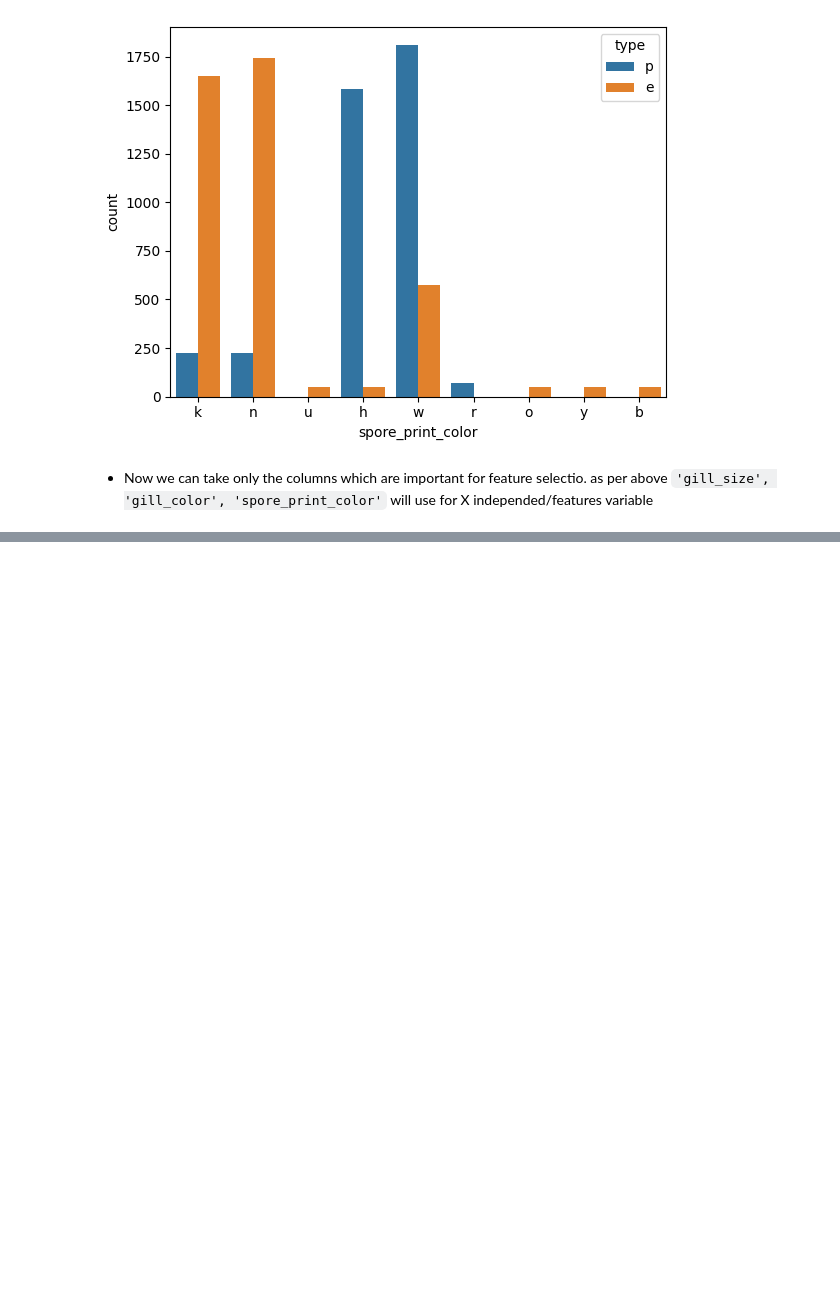
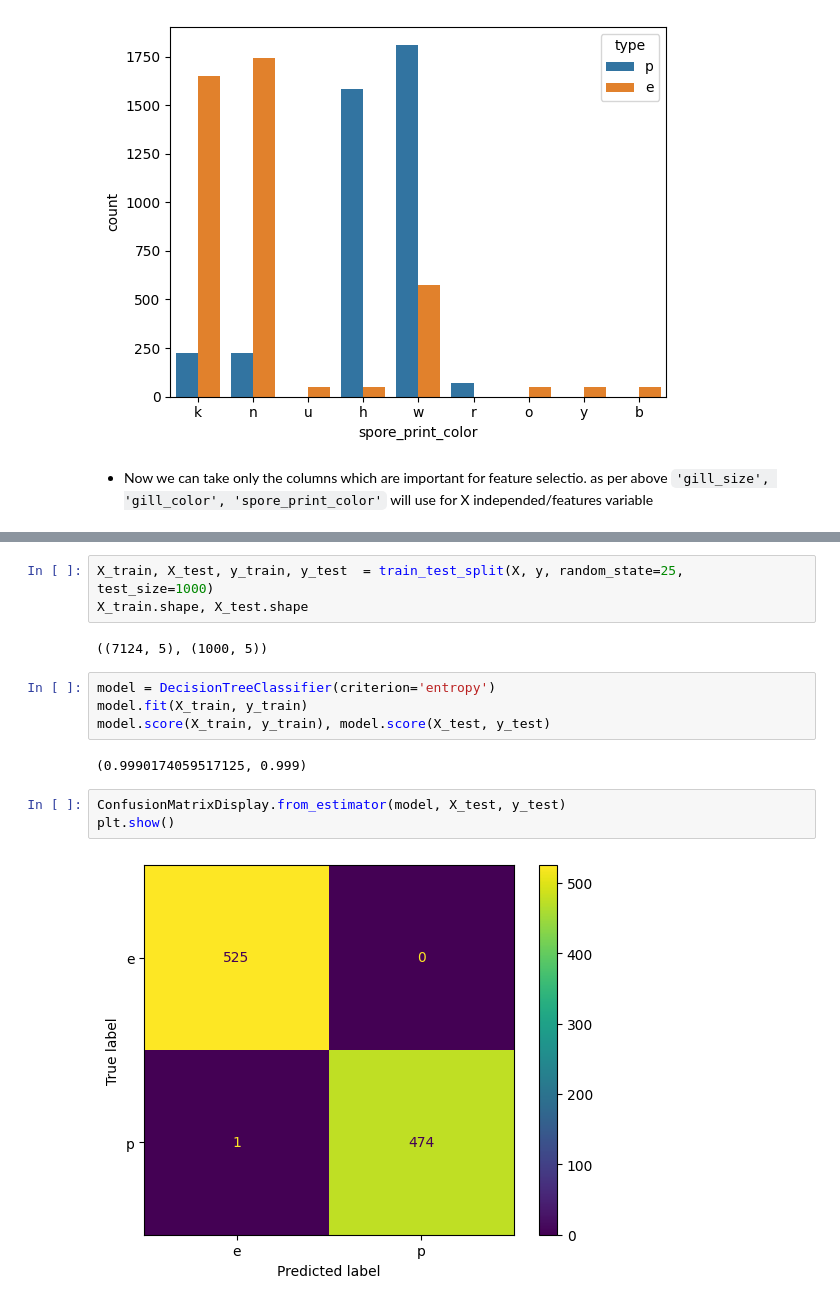
Before and after one commit to dasharepani/decisiontree, a Jupyter notebook: DT_1015_OE_Mushroom_data-1.ipynb, the cells around one changed output, grey strips where cells are left out. Cells and saved outputs as stored; diff of their text form; blank space fills up the shorter version.

```diff
--- a/DT_1015_OE_Mushroom_data-1.ipynb
+++ b/DT_1015_OE_Mushroom_data-1.ipynb
@@ -208,0 +252,16 @@ y = mushroom['type']
+# %%
+X_train, X_test, y_train, y_test  = train_test_split(X, y, random_state=25, test_size=1000)
+X_train.shape, X_test.shape
+# %% [output]
+((7124, 5), (1000, 5))
+# %%
+model = DecisionTreeClassifier(criterion='entropy')
+model.fit(X_train, y_train)
+model.score(X_train, y_train), model.score(X_test, y_test)
+# %% [output]
+(0.9990174059517125, 0.999)
+# %%
+ConfusionMatrixDisplay.from_estimator(model, X_test, y_test)
+plt.show()
+# %% [output]
+[figure, added]
```
Also changed, not shown: parts of 15 cells of this notebook, 1 other file.
